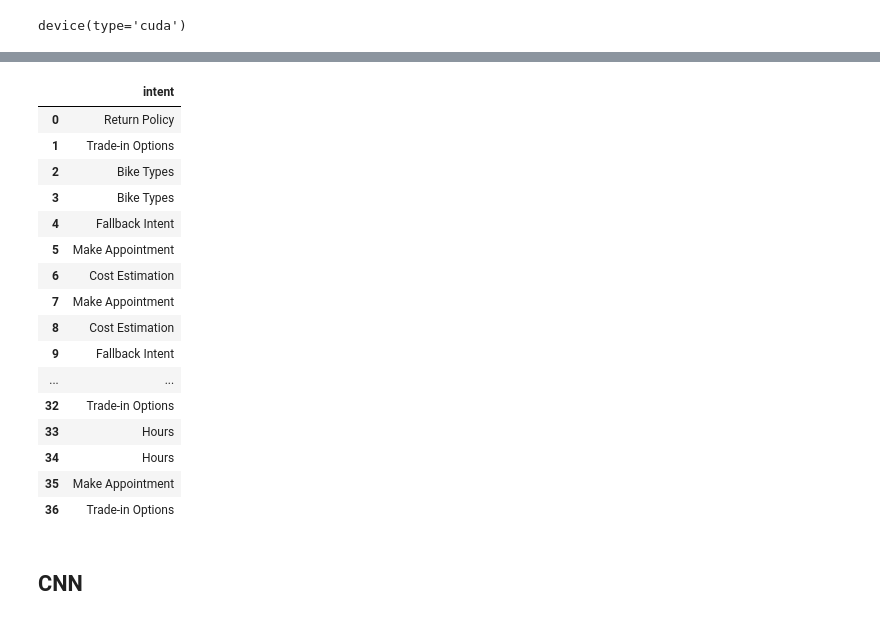
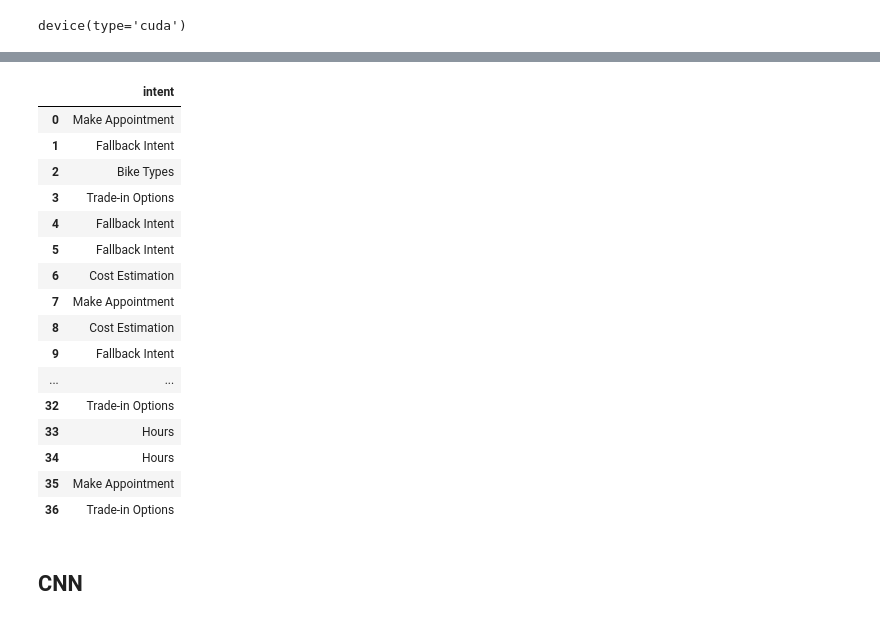
Before and after one commit to m0saan/42sus, a Jupyter notebook: understanding-customer/notebooks/uc.ipynb, the cells around one changed output, grey strips where cells are left out. Drawn from its saved outputs; the diff is of its cells as text; code cells hidden in the pictures.

```diff
--- a/understanding-customer/notebooks/uc.ipynb
+++ b/understanding-customer/notebooks/uc.ipynb
@@ -808,15 +832,15 @@ with open('/content/drive/MyDrive/cursus/uc/intents.csv', 'w') as f:
   for prediction in predictions:
     f.write(f'{idx2labels[prediction]}\n')
 # %%
-pd.read_csv('/content/drive/MyDrive/cursus/uc/intents.csv')
+pd.read_csv('/content/drive/MyDrive/cursus/m0saan_uc/intents.csv')
 # %% [output]
 |  | intent |
-| 0 | Return Policy |
-| 1 | Trade-in Options |
+| 0 | Make Appointment |
+| 1 | Fallback Intent |
 | 2 | Bike Types |
-| 3 | Bike Types |
+| 3 | Trade-in Options |
 | 4 | Fallback Intent |
-| 5 | Make Appointment |
+| 5 | Fallback Intent |
 | 6 | Cost Estimation |
 | 7 | Make Appointment |
 | 8 | Cost Estimation |
```
Also changed, not shown: parts of 19 cells of this notebook, 3 other files.
